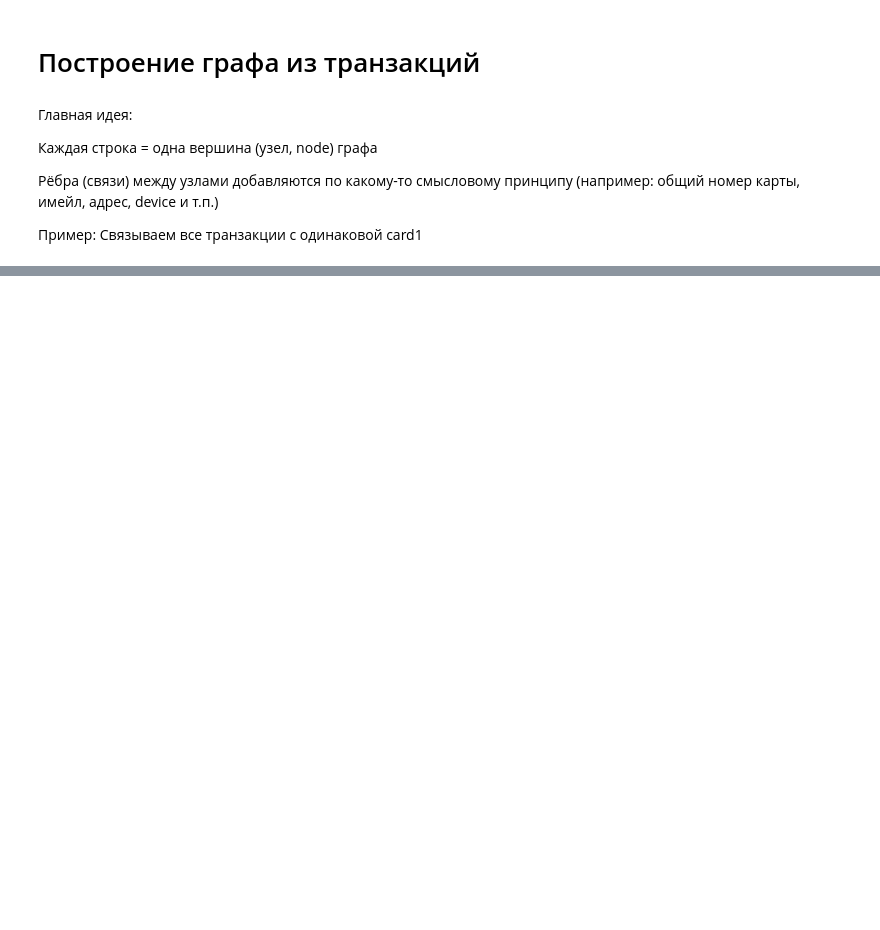
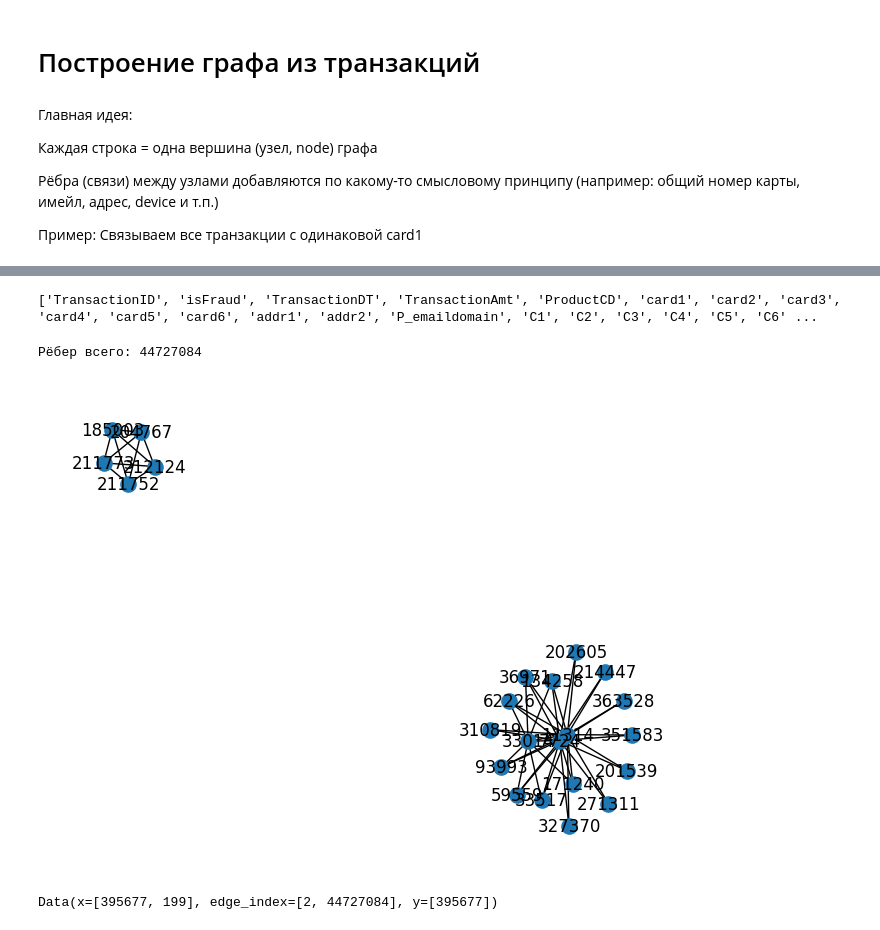
Before and after one commit to pese-git/mfdp-fin-fraud-detection, a Jupyter notebook: model/graph.ipynb, the cells around one changed output, grey strips where cells are left out. Saved outputs shown, nothing was run; the diff lists cells and outputs as text; code cells hidden in the pictures; blank space fills up the shorter version.

Commit message:
update graph

```diff
--- a/model/graph.ipynb
+++ b/model/graph.ipynb
@@ -305,0 +655,74 @@ evaluate(model=model_simple_gnn, loader=test_loader, name='Test SimpleGNN')
+# %%
+import pandas as pd
+df = pd.read_csv('../data/processing/df_preprocessing.csv') # Твой датасет
+df = df.sort_values('TransactionDT').reset_index(drop=True)
+
+print(df.columns.tolist())
+# %% [output]
+['TransactionID', 'isFraud', 'TransactionDT', 'TransactionAmt', 'ProductCD', 'card1', 'card2', 'card3', 'card4', 'card5', 'card6', 'addr1', 'addr2', 'P_emaildomain', 'C1', 'C2', 'C3', 'C4', 'C5', 'C6' ...
+# %%
+import random
+
+MAX_GROUP_SIZE = 300
+PAIR_PER_NODE = 5  # для больших групп: сколько случайных рёбер для каждой ноды
+
+edge_list = []
+
+for col in ['card1', 'card2', 'card3', 'Relative_TransactionDT',  'log_TransactionAmt', 'P_emaildomain']:
+    groups = df.groupby(col)
+    for val, group in groups:
+        if pd.isnull(val): continue
+        tx_ids = group.index.tolist()
+        n = len(tx_ids)
+        if n < 2:
+            continue
+        if n > MAX_GROUP_SIZE:
+            # Сэмплируем пары
+            for idx in tx_ids:
+                sampled = random.sample(tx_ids, PAIR_PER_NODE)
+                for s in sampled:
+                    if idx != s:
+                        edge_list.append((idx, s))
+                        edge_list.append((s, idx))
+        else:
+            # Все-все пары
+            for i in range(n):
+                for j in range(i+1, n):
+                    edge_list.append((tx_ids[i], tx_ids[j]))
+                    edge_list.append((tx_ids[j], tx_ids[i]))
+print(f'Рёбер всего: {len(edge_list)}')
+# %% [output]
+Рёбер всего: 44727084
+# %%
+import networkx as nx
+import matplotlib.pyplot as plt
+
+G = nx.Graph()
+G.add_edges_from(edge_list[:100])
+nx.draw(G, with_labels=True, node_size=120)
+plt.show()
+# %% [output]
+[figure, added]
+# %%
+import torch
+from torch_geometric.data import Data
+
+
+feature_cols = [
+
+    'card4', 'card5', 'card6', 'addr1', 'addr2', 'ProductCD',
+    'Transaction_day', 'Transaction_hour',
+    'Transaction_weekday',  'TransactionAmt_binned',
+    'isOutlier',
+    'C1', 'C2', 'C3', 'C4', 'C5', 'C6', 'C7', 'C8', 'C9', 'C10', 'C11', 'C12', 'C13', 'C14', 'D1', 'D4', 'D10', 'D15', 'M6', 'V12', 'V13', 'V14', 'V15', 'V16', 'V17', 'V18', 'V19', 'V20', 'V21', 'V22', 'V23', 'V24', 'V25', 'V26', 'V27', 'V28', 'V29', 'V30', 'V31', 'V32', 'V33', 'V34', 'V35', 'V36', 'V37', 'V38', 'V39', 'V40', 'V41', 'V42', 'V43', 'V44', 'V45', 'V46', 'V47', 'V48', 'V49', 'V50', 'V51', 'V52', 'V53', 'V54', 'V55', 'V56', 'V57', 'V58', 'V59', 'V60', 'V61', 'V62', 'V63', 'V64', 'V65', 'V66', 'V67', 'V68', 'V69', 'V70', 'V71', 'V72', 'V73', 'V74', 'V75', 'V76', 'V77', 'V78', 'V79', 'V80', 'V81', 'V82', 'V83', 'V84', 'V85', 'V86', 'V87', 'V88', 'V89', 'V90', 'V91', 'V92', 'V93', 'V94', 'V95', 'V96', 'V97', 'V98', 'V99', 'V100', 'V101', 'V102', 'V103', 'V104', 'V105', 'V106', 'V107', 'V108', 'V109', 'V110', 'V111', 'V112', 'V113', 'V114', 'V115', 'V116', 'V117', 'V118', 'V119', 'V120', 'V121', 'V122', 'V123', 'V124', 'V125', 'V126', 'V127', 'V128', 'V129', 'V130', 'V131', 'V132', 'V133', 'V134', 'V135', 'V136', 'V137', 'V279', 'V280', 'V281', 'V282', 'V283', 'V284', 'V285', 'V286', 'V287', 'V288', 'V289', 'V290', 'V291', 'V292', 'V293', 'V294', 'V295', 'V296', 'V297', 'V298', 'V299', 'V300', 'V301', 'V302', 'V303', 'V304', 'V305', 'V306', 'V307', 'V308', 'V309', 'V310', 'V311', 'V312', 'V313', 'V314', 'V315', 'V316', 'V317', 'V318', 'V319', 'V320', 'V321'
+]
+x = torch.tensor(df[feature_cols].values, dtype=torch.float)    # X — матрица признаков (np.array/pd.DataFrame.values) [num_nodes, num_features]
+y = torch.tensor(df['isFraud'].values, dtype=torch.long)  # [num_nodes]
+
+# Преобразуеv список рёбер (edge_list) в тензор PyTorch
+edge_index = torch.tensor(edge_list, dtype=torch.long).t().contiguous()
+
+data = Data(x=x, edge_index=edge_index, y=y)
+data
+# %% [output]
+Data(x=[395677, 199], edge_index=[2, 44727084], y=[395677])
```
Also changed, not shown: parts of 22 cells of this notebook.
